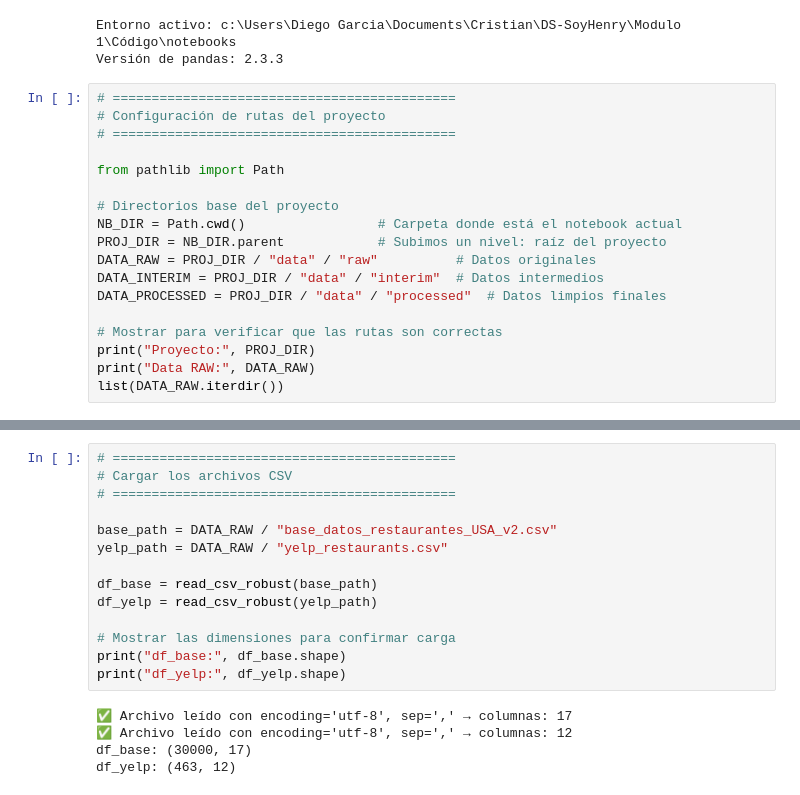
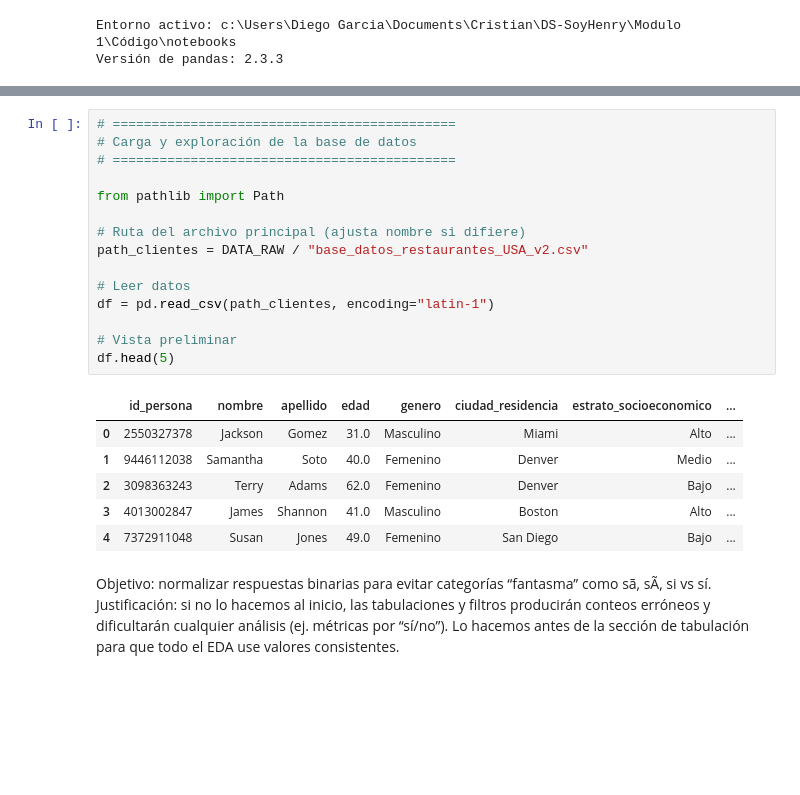
Before and after one commit to cfgarciac/Module-1, a Jupyter notebook: notebooks/1.0-cfg-EDA.ipynb, the cells around one changed output, grey strips where cells are left out. Saved outputs shown, nothing was run; the diff lists cells and outputs as text; blank space fills up the shorter version.

Commit message:
feat(EDA): avance #1 completo – exploración, limpieza y exportación CSV limpio

```diff
--- a/notebooks/1.0-cfg-EDA.ipynb
+++ b/notebooks/1.0-cfg-EDA.ipynb
@@ -19,21 +36,3 @@ print("Versión de pandas:", pd.__version__)
 # %% [output]
 Entorno activo: c:\Users\Diego Garcia\Documents\Cristian\DS-SoyHenry\Modulo 1\Código\notebooks
 Versión de pandas: 2.3.3
-# %%
-# ============================================
-# Configuración de rutas del proyecto
-# ============================================
-
-from pathlib import Path
-
-# Directorios base del proyecto
-NB_DIR = Path.cwd()                 # Carpeta donde está el notebook actual
-PROJ_DIR = NB_DIR.parent            # Subimos un nivel: raíz del proyecto
-DATA_RAW = PROJ_DIR / "data" / "raw"          # Datos originales
-DATA_INTERIM = PROJ_DIR / "data" / "interim"  # Datos intermedios
-DATA_PROCESSED = PROJ_DIR / "data" / "processed"  # Datos limpios finales
-
-# Mostrar para verificar que las rutas son correctas
-print("Proyecto:", PROJ_DIR)
-print("Data RAW:", DATA_RAW)
-list(DATA_RAW.iterdir())
@@ -77,19 +39,25 @@ def read_csv_robust(path, **kwargs):
 # %%
 # ============================================
-# Cargar los archivos CSV
+# Carga y exploración de la base de datos
 # ============================================
 
-base_path = DATA_RAW / "base_datos_restaurantes_USA_v2.csv"
-yelp_path = DATA_RAW / "yelp_restaurants.csv"
+from pathlib import Path
 
-df_base = read_csv_robust(base_path)
-df_yelp = read_csv_robust(yelp_path)
+# Ruta del archivo principal (ajusta nombre si difiere)
+path_clientes = DATA_RAW / "base_datos_restaurantes_USA_v2.csv"
 
-# Mostrar las dimensiones para confirmar carga
-print("df_base:", df_base.shape)
-print("df_yelp:", df_yelp.shape)
+# Leer datos
+df = pd.read_csv(path_clientes, encoding="latin-1")
+
+# Vista preliminar
+df.head(5)
 # %% [output]
-✅ Archivo leído con encoding='utf-8', sep=',' → columnas: 17
-✅ Archivo leído con encoding='utf-8', sep=',' → columnas: 12
-df_base: (30000, 17)
-df_yelp: (463, 12)
+|  | id_persona | nombre | apellido | edad | genero | ciudad_residencia | estrato_socioeconomico | ... |
+| 0 | 2550327378 | Jackson | Gomez | 31.0 | Masculino | Miami | Alto | ... |
+| 1 | 9446112038 | Samantha | Soto | 40.0 | Femenino | Denver | Medio | ... |
+| 2 | 3098363243 | Terry | Adams | 62.0 | Femenino | Denver | Bajo | ... |
+| 3 | 4013002847 | James | Shannon | 41.0 | Masculino | Boston | Alto | ... |
+| 4 | 7372911048 | Susan | Jones | 49.0 | Femenino | San Diego | Bajo | ... |
+# %% [markdown]
+Objetivo: normalizar respuestas binarias para evitar categorías “fantasma” como sã, sÃ­, si vs sí.
+Justificación: si no lo hacemos al inicio, las tabulaciones y filtros producirán conteos erróneos y dificultarán cualquier análisis (ej. métricas por “sí/no”). Lo hacemos antes de la sección de tabulación para que todo el EDA use valores consistentes.
```
Also changed, not shown: parts of 16 cells of this notebook.
